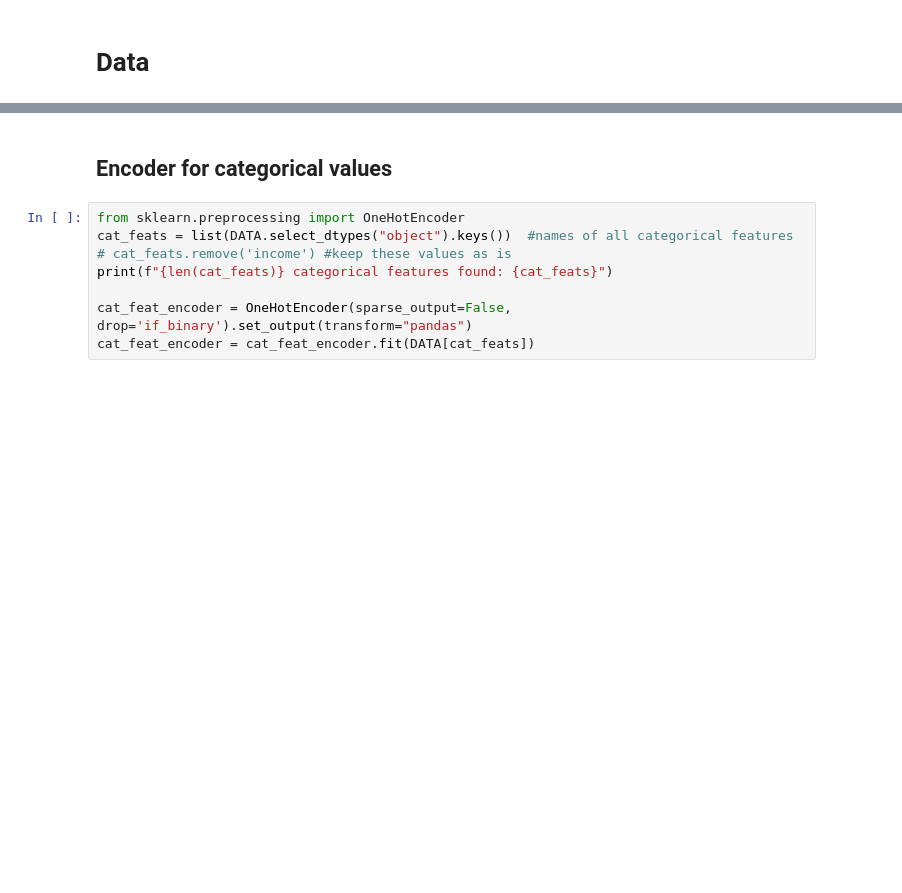
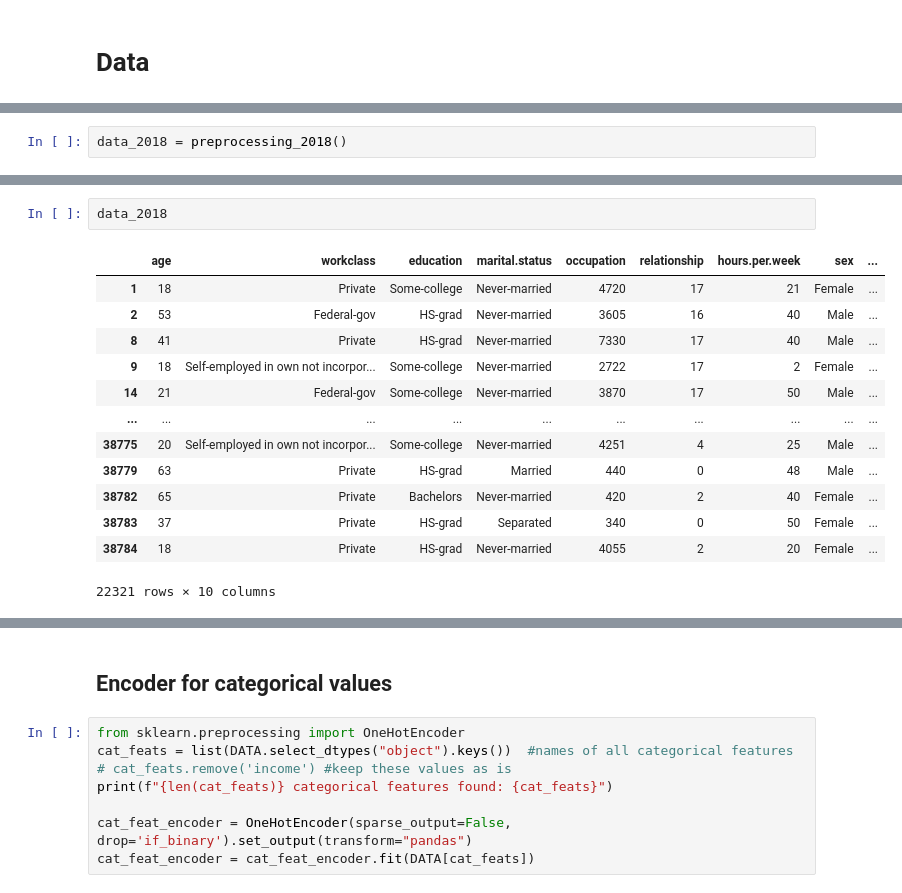
Before and after one commit to JipSchoneveld/HCML_project, a Jupyter notebook: train.ipynb, the cells around one changed output, grey strips where cells are left out. Saved outputs shown, nothing was run; the diff lists cells and outputs as text; blank space fills up the shorter version.

```diff
--- a/train.ipynb
+++ b/train.ipynb
@@ -35,0 +70,2 @@ toy_data
+# %%
+data_2018 = preprocessing_2018()
@@ -36,2 +78,18 @@ toy_data
+# %%
+data_2018
+# %% [output]
+|  | age | workclass | education | marital.status | occupation | relationship | hours.per.week | sex | ... |
+| 1 | 18 | Private | Some-college | Never-married | 4720 | 17 | 21 | Female | ... |
+| 2 | 53 | Federal-gov | HS-grad | Never-married | 3605 | 16 | 40 | Male | ... |
+| 8 | 41 | Private | HS-grad | Never-married | 7330 | 17 | 40 | Male | ... |
+| 9 | 18 | Self-employed in own not incorpor... | Some-college | Never-married | 2722 | 17 | 2 | Female | ... |
+| 14 | 21 | Federal-gov | Some-college | Never-married | 3870 | 17 | 50 | Male | ... |
+| ... | ... | ... | ... | ... | ... | ... | ... | ... | ... |
+| 38775 | 20 | Self-employed in own not incorpor... | Some-college | Never-married | 4251 | 4 | 25 | Male | ... |
+| 38779 | 63 | Private | HS-grad | Married | 440 | 0 | 48 | Male | ... |
+| 38782 | 65 | Private | Bachelors | Never-married | 420 | 2 | 40 | Female | ... |
+| 38783 | 37 | Private | HS-grad | Separated | 340 | 0 | 50 | Female | ... |
+| 38784 | 18 | Private | HS-grad | Never-married | 4055 | 2 | 20 | Female | ... |
+22321 rows × 10 columns
 # %%
 DATA = toy_data
```
Also changed, not shown: parts of 16 cells of this notebook, 4 other files.
